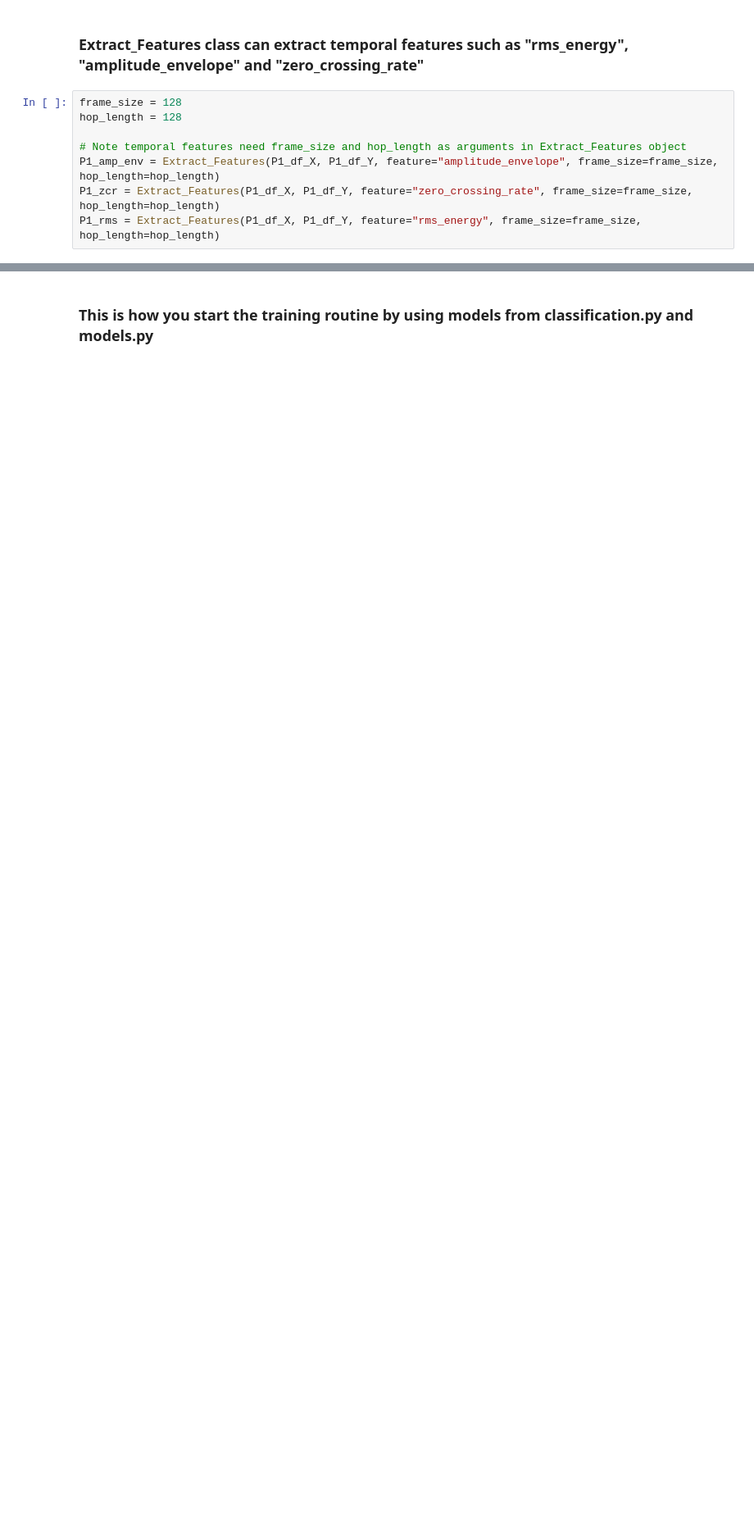
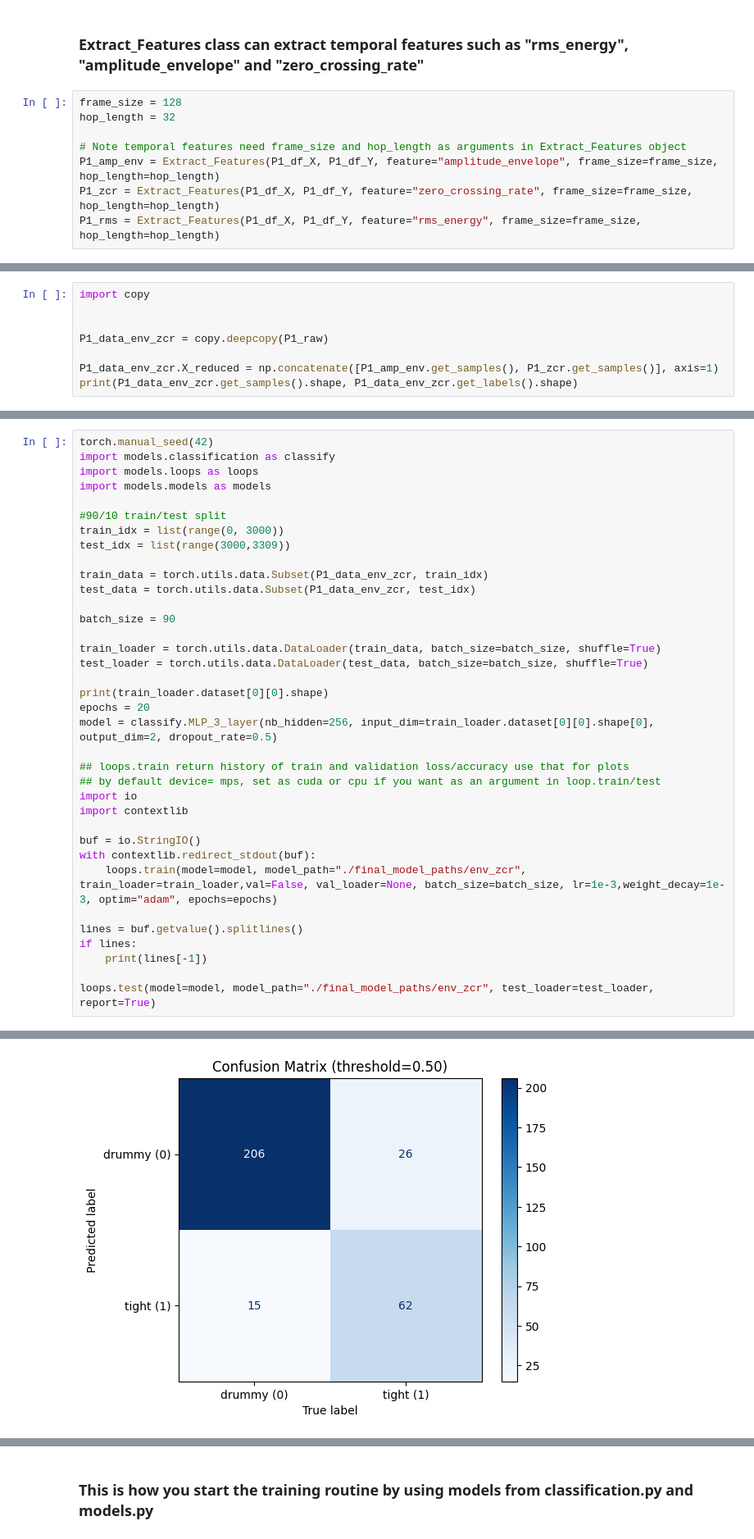
Before and after one commit to kanwarSINGH03/acoustic_signal_classification, a Jupyter notebook: evaluation/report_experiments.ipynb, the cells around one changed output, grey strips where cells are left out. Shown at 82% size. Drawn from its saved outputs; the diff is of its cells as text; blank space fills up the shorter version.

Commit message:
Report experiments, Temporal Features

```diff
--- a/evaluation/report_experiments.ipynb
+++ b/evaluation/report_experiments.ipynb
@@ -892,7 +892,7 @@ weighted avg       0.78      0.78      0.78      1646
 ### Extract_Features class can extract temporal features such as "rms_energy", "amplitude_envelope" and "zero_crossing_rate"
 # %%
 frame_size = 128
-hop_length = 128
+hop_length = 32
 
 # Note temporal features need frame_size and hop_length as arguments in Extract_Features object
 P1_amp_env = Extract_Features(P1_df_X, P1_df_Y, feature="amplitude_envelope", frame_size=frame_size, hop_length=hop_length)
@@ -909,0 +912,8 @@ print(P1_rms.get_samples().shape, P1_rms.get_labels().shape)
+# %%
+import copy
+
+
+P1_data_env_zcr = copy.deepcopy(P1_raw)
+
+P1_data_env_zcr.X_reduced = np.concatenate([P1_amp_env.get_samples(), P1_zcr.get_samples()], axis=1)
+print(P1_data_env_zcr.get_samples().shape, P1_data_env_zcr.get_labels().shape)
@@ -909,0 +922,37 @@ print(P1_rms.get_samples().shape, P1_rms.get_labels().shape)
+# %%
+torch.manual_seed(42)
+import models.classification as classify
+import models.loops as loops
+import models.models as models
+
+#90/10 train/test split
+train_idx = list(range(0, 3000))
+test_idx = list(range(3000,3309))
+
+train_data = torch.utils.data.Subset(P1_data_env_zcr, train_idx)
+test_data = torch.utils.data.Subset(P1_data_env_zcr, test_idx)
+
+batch_size = 90
+
+train_loader = torch.utils.data.DataLoader(train_data, batch_size=batch_size, shuffle=True)
+test_loader = torch.utils.data.DataLoader(test_data, batch_size=batch_size, shuffle=True)
+
+print(train_loader.dataset[0][0].shape)
+epochs = 20
+model = classify.MLP_3_layer(nb_hidden=256, input_dim=train_loader.dataset[0][0].shape[0], output_dim=2, dropout_rate=0.5)
+
+## loops.train return history of train and validation loss/accuracy use that for plots
+## by default device= mps, set as cuda or cpu if you want as an argument in loop.train/test
+import io
+import contextlib
+
+buf = io.StringIO()
+with contextlib.redirect_stdout(buf):
+    loops.train(model=model, model_path="./final_model_paths/env_zcr", train_loader=train_loader,val=False, val_loader=None, batch_size=batch_size, lr=1e-3,weight_decay=1e-3, optim="adam", epochs=epochs)
+
+lines = buf.getvalue().splitlines()
+if lines:
+    print(lines[-1])
+
+loops.test(model=model, model_path="./final_model_paths/env_zcr", test_loader=test_loader, report=True)
+# %% [output]
@@ -909,0 +963 @@ print(P1_rms.get_samples().shape, P1_rms.get_labels().shape)
+[figure, added]
```
Also changed, not shown: parts of 13 cells of this notebook, 14 other files.
